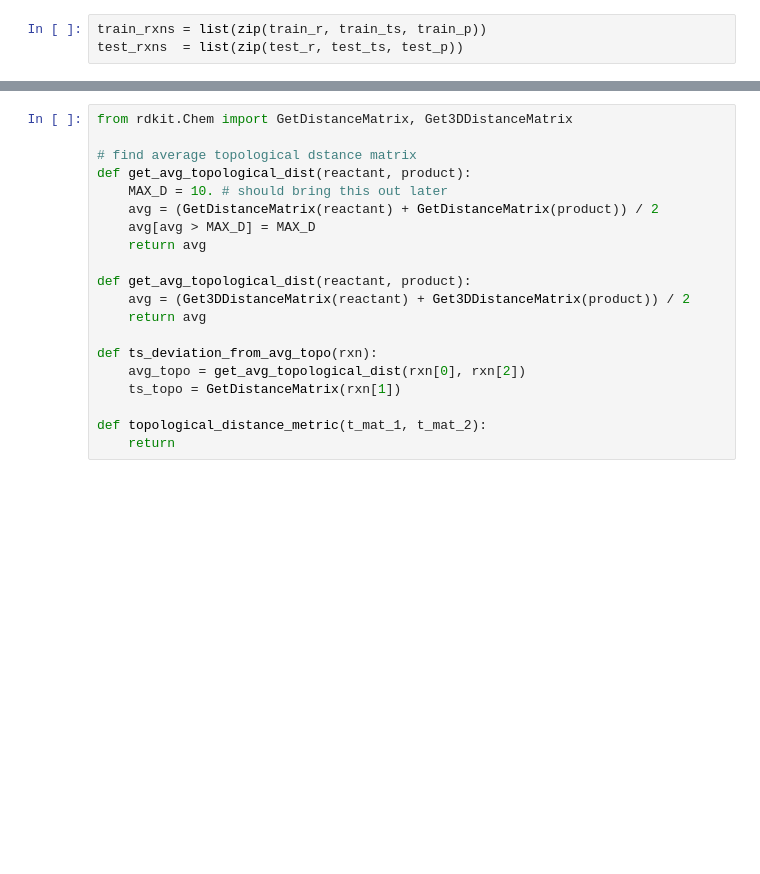
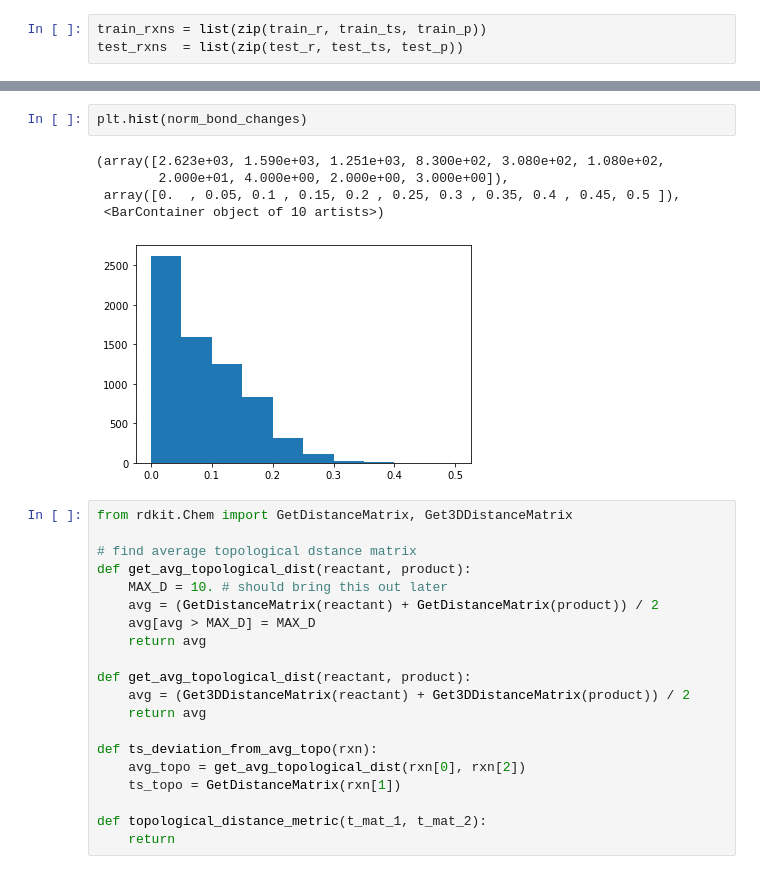
Before and after one commit to avishvj/3d-reactions, a Jupyter notebook: eda_notebooks/rxn.ipynb, the cells around one changed output, grey strips where cells are left out. Cells and saved outputs as stored; diff of their text form; blank space fills up the shorter version.

```diff
--- a/eda_notebooks/rxn.ipynb
+++ b/eda_notebooks/rxn.ipynb
@@ -54,3 +85,11 @@ test_rxns  = list(zip(test_r, test_ts, test_p))
+# %%
+plt.hist(norm_bond_changes)
+# %% [output]
+(array([2.623e+03, 1.590e+03, 1.251e+03, 8.300e+02, 3.080e+02, 1.080e+02,
+        2.000e+01, 4.000e+00, 2.000e+00, 3.000e+00]),
+ array([0.  , 0.05, 0.1 , 0.15, 0.2 , 0.25, 0.3 , 0.35, 0.4 , 0.45, 0.5 ]),
+ <BarContainer object of 10 artists>)
+[figure, added]
 # %%
 from rdkit.Chem import GetDistanceMatrix, Get3DDistanceMatrix
 
```
Also changed, not shown: parts of 11 cells of this notebook.
